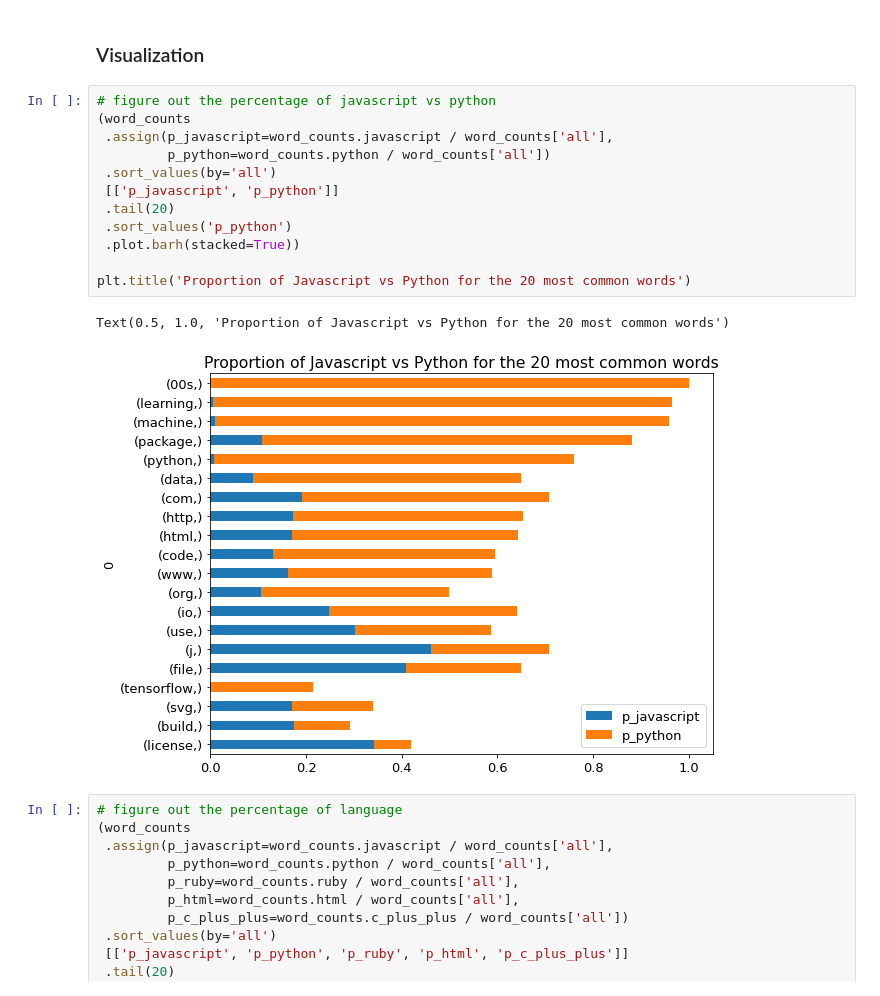
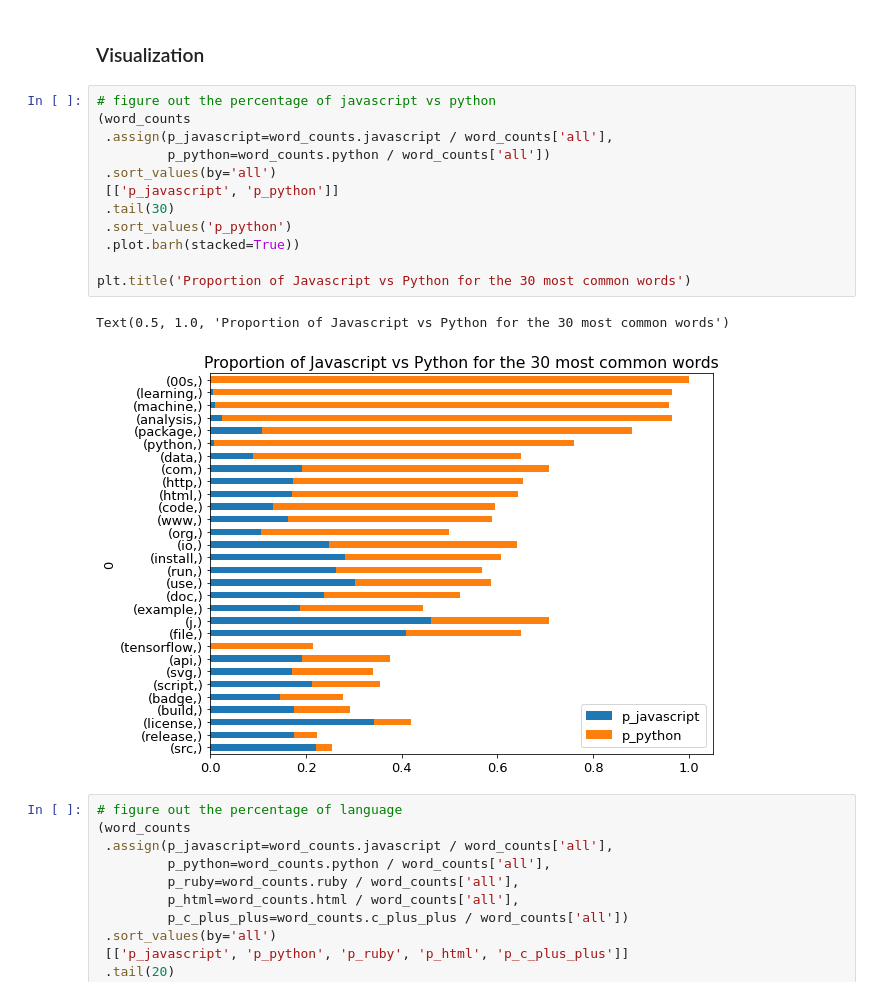
Before and after one commit to NLP-404-Not-Found/nlp-project, a Jupyter notebook: kwames_sketchbook.ipynb, the cells around one changed output. Cells and saved outputs as stored; diff of their text form.

```diff
--- a/kwames_sketchbook.ipynb
+++ b/kwames_sketchbook.ipynb
@@ -298,18 +298,18 @@ pd.concat([word_counts[word_counts.javascript == 0].sort_values(by='python').tai
 # %%
 # figure out the percentage of javascript vs python
 (word_counts
  .assign(p_javascript=word_counts.javascript / word_counts['all'],
          p_python=word_counts.python / word_counts['all'])
  .sort_values(by='all')
  [['p_javascript', 'p_python']]
- .tail(20)
+ .tail(30)
  .sort_values('p_python')
  .plot.barh(stacked=True))
 
-plt.title('Proportion of Javascript vs Python for the 20 most common words')
+plt.title('Proportion of Javascript vs Python for the 30 most common words')
 # %% [output]
-Text(0.5, 1.0, 'Proportion of Javascript vs Python for the 20 most common words')
+Text(0.5, 1.0, 'Proportion of Javascript vs Python for the 30 most common words')
-[figure, old version]
+[figure, new version]
 # %%
 # figure out the percentage of language
 (word_counts
```
Also changed, not shown: parts of 3 cells of this notebook, 1 other file.
